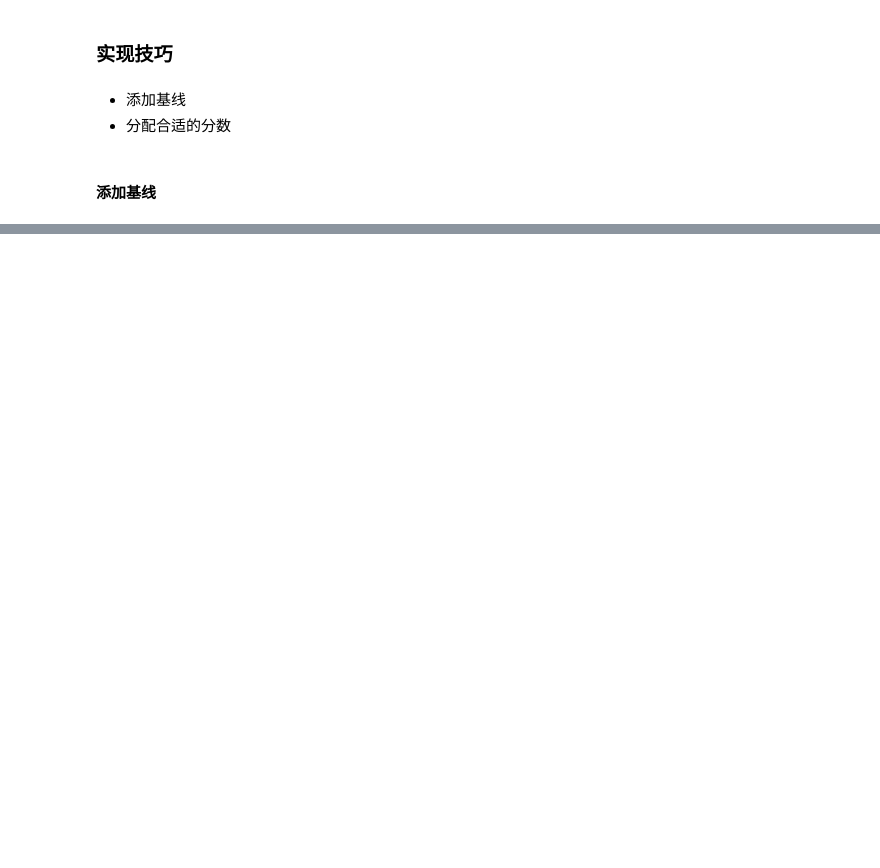
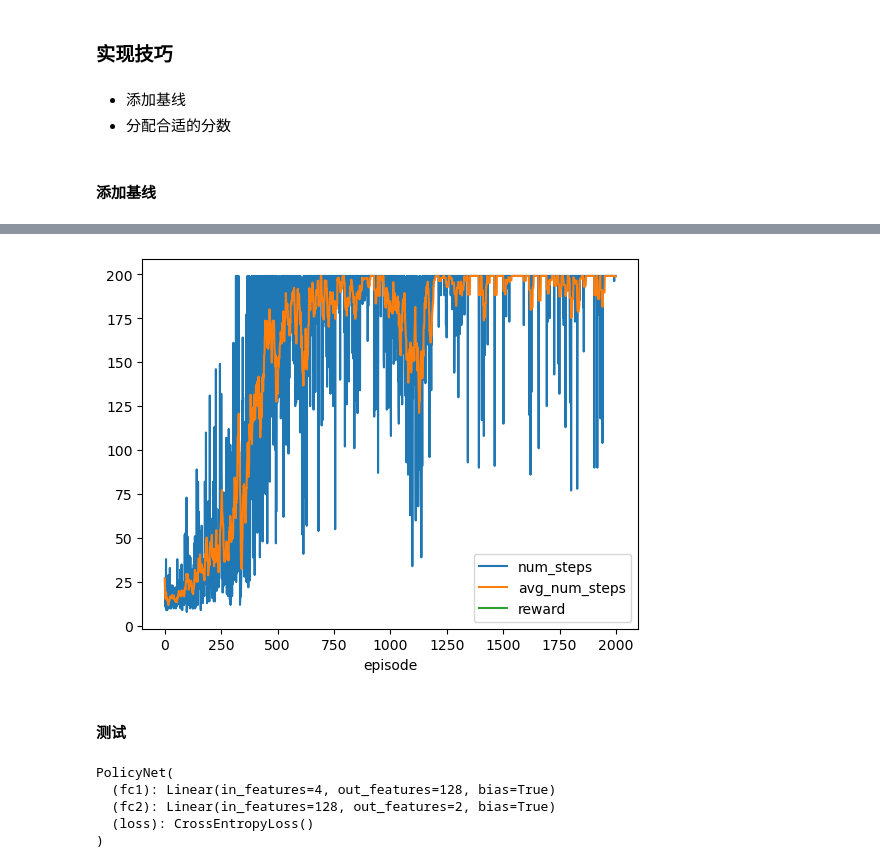
Before and after one commit to HolanSwide/ezrl, a Jupyter notebook: ezrl.ipynb, the cells around one changed output, grey strips where cells are left out. Saved outputs shown, nothing was run; the diff lists cells and outputs as text; code cells hidden in the pictures; blank space fills up the shorter version.

```diff
--- a/ezrl.ipynb
+++ b/ezrl.ipynb
@@ -1025,0 +1194,27 @@ n 指第n回合，t 指第t时间步
+# %%
+def train(env,agent,cfg):
+    print('Training Starts with LR {}'.format(cfg.lr))
+    num_steps = []
+    avg_num_steps = []
+    rewards = []
+    for ep in range(cfg.num_episodes): # 回合开始
+        state = env.reset()
+        log_probs = []
+        ep_rewards = []
+        for step in range(cfg.max_steps): # 每个回合的步数
+            action, log_prob = agent.choose_action(state)
+            next_state, reward, done, _ = env.step(action)
+            log_probs.append(log_prob)
+            ep_rewards.append(reward)
+            if done:
+                # 得到一条轨迹
+                agent.update_policy(log_probs,ep_rewards)
+                num_steps.append(step)
+                avg_num_steps.append(np.mean(num_steps[-10:]))
+                rewards.append(sum(ep_rewards))
+                if ep % 100 == 0:
+                    print('Episode: {}/{}, Steps: {}, avg_R:{}'.format(ep, cfg.num_episodes, step,np.mean(avg_num_steps)))
+
+                break
+            state = next_state
+    return num_steps, avg_num_steps, rewards
@@ -1025,0 +1223,10 @@ n 指第n回合，t 指第t时间步
+# %%
+import matplotlib.pyplot as plt
+
+def draw_plot(data1, data2, data3, label1, label2, label3, xlabel):
+    plt.plot(data1)
+    plt.plot(data2)
+    plt.plot(data3)
+    plt.legend([label1, label2,label3])
+    plt.xlabel(xlabel)
+    plt.show()
@@ -1025,0 +1235,3 @@ n 指第n回合，t 指第t时间步
+# %%
+agent = Agent(env,cfg)
+num_steps, avg_num_steps, rewards = train(env,agent,cfg)
@@ -1025,0 +1256,14 @@ n 指第n回合，t 指第t时间步
+# %%
+draw_plot(num_steps,avg_num_steps,[],'num_steps','avg_num_steps', 'reward','episode')
+# %% [output]
+[figure, added]
+# %% [markdown]
+#### 测试
+# %%
+agent.net
+# %% [output]
+PolicyNet(
+  (fc1): Linear(in_features=4, out_features=128, bias=True)
+  (fc2): Linear(in_features=128, out_features=2, bias=True)
+  (loss): CrossEntropyLoss()
+)
```
Also changed, not shown: parts of 48 cells of this notebook, 4 other files.
